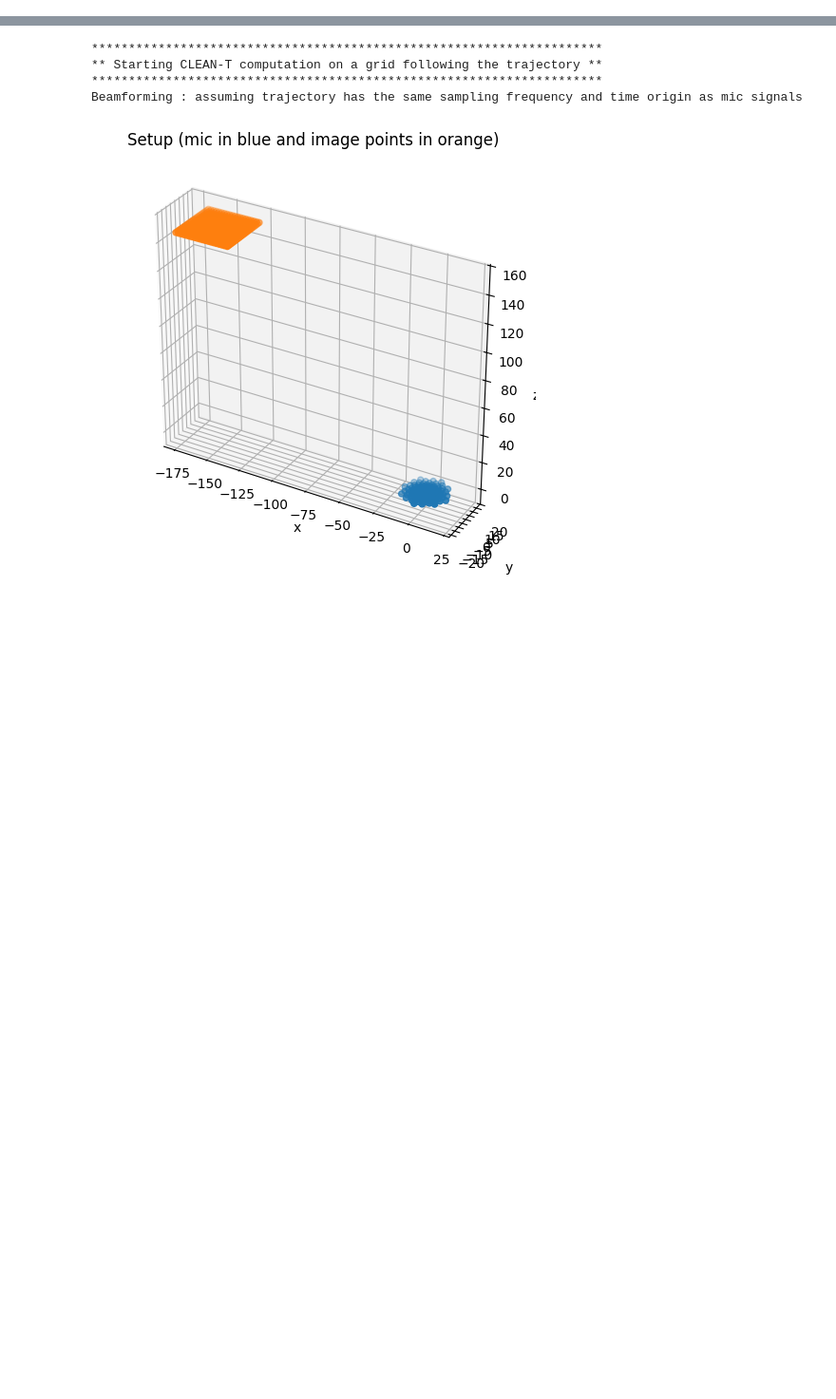
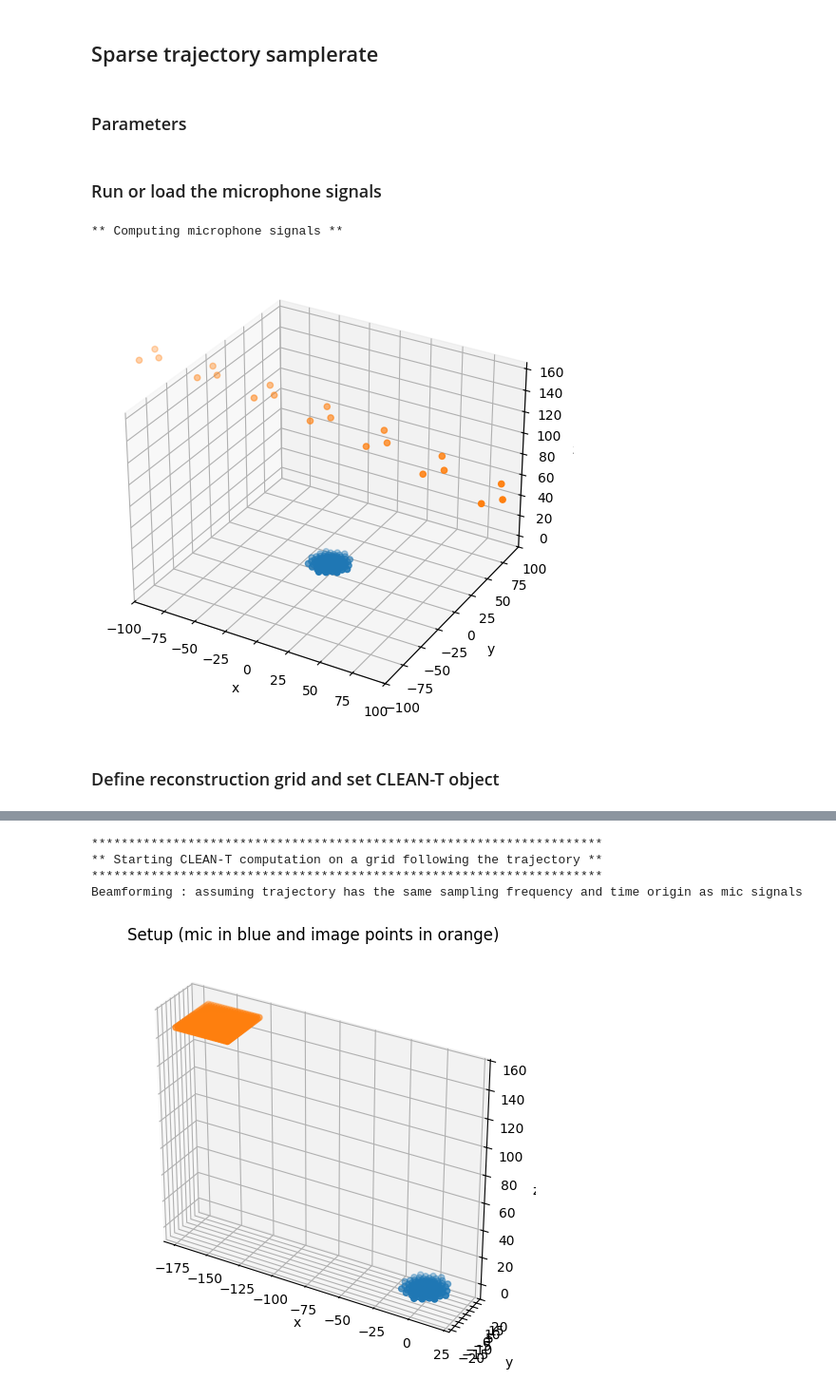
Before and after one commit to Universite-Gustave-Eiffel/CleanTiPy, a Jupyter notebook: examples/computeCleanT.ipynb, the cells around one changed output, grey strips where cells are left out. Shown: that part at 95% size. Saved outputs shown, nothing was run; the diff lists cells and outputs as text; code cells hidden in the pictures; blank space fills up the shorter version.

```diff
--- a/examples/computeCleanT.ipynb
+++ b/examples/computeCleanT.ipynb
@@ -0,0 +9,19 @@
+# %% [markdown]
+## Sparse trajectory samplerate
+# %%
+from cleantipy.Propagation import MovingSrcSimu_t
+import numpy as np
+import pylab as pl
+import scipy.io as io
+from Sarradj_2016_array import MicArrayGeom
+from cleantipy.DeconvolutionMethods import CleanT
+
+# Set the default figure facecolor to transparent
+pl.rcParams['figure.facecolor'] = 'none'
+# Set the default axes facecolor to white
+pl.rcParams['axes.facecolor'] = 'white'
+
+# Set to "True" if forcing recomputation is needed
+compute = True
+# %% [markdown]
+### Parameters
@@ -0,0 +66,41 @@
+# %% [markdown]
+### Run or load the microphone signals
+# %%
+
+# Define simulation object
+simu = MovingSrcSimu_t(geom, pos, traj, t, sig, t_traj=t_traj, angles=ang, SNR=60, timeOrigin='source')
+
+
+simu.plot()
+ax = pl.gca()
+ax.set_xlim(-100,100)
+ax.set_ylim(-100,100)
+
+
+#%% Compute simulated pressures
+if compute:
+    try:
+        print("** Computing microphone signals **")
+        simu.compute(parrallel=True,interpolation="quadratic")
+        Sig = simu.p_t
+        io.savemat('SimuAngles.mat',{'Sig':Sig})
+    except :
+        tmp = io.loadmat('SimuAngles.mat',variable_names=['Sig'])
+        Sig = tmp['Sig']
+
+else:
+    try:
+        tmp = io.loadmat('SimuAngles.mat',variable_names=['Sig'])
+        Sig = tmp['Sig']
+    except :
+        print("** SimuAngles.mat not found: Computing microphone signals **")
+        simu.compute(parrallel=True,interpolation="quadratic")
+        Sig = simu.p_t
+        io.savemat('SimuAngles.mat',{'Sig':Sig})
+
+del simu
+# %% [output]
+** Computing microphone signals **
+[figure, added]
+# %% [markdown]
+### Define reconstruction grid and set CLEAN-T object
```
Also changed, not shown: parts of 16 cells of this notebook, 5 other files.
